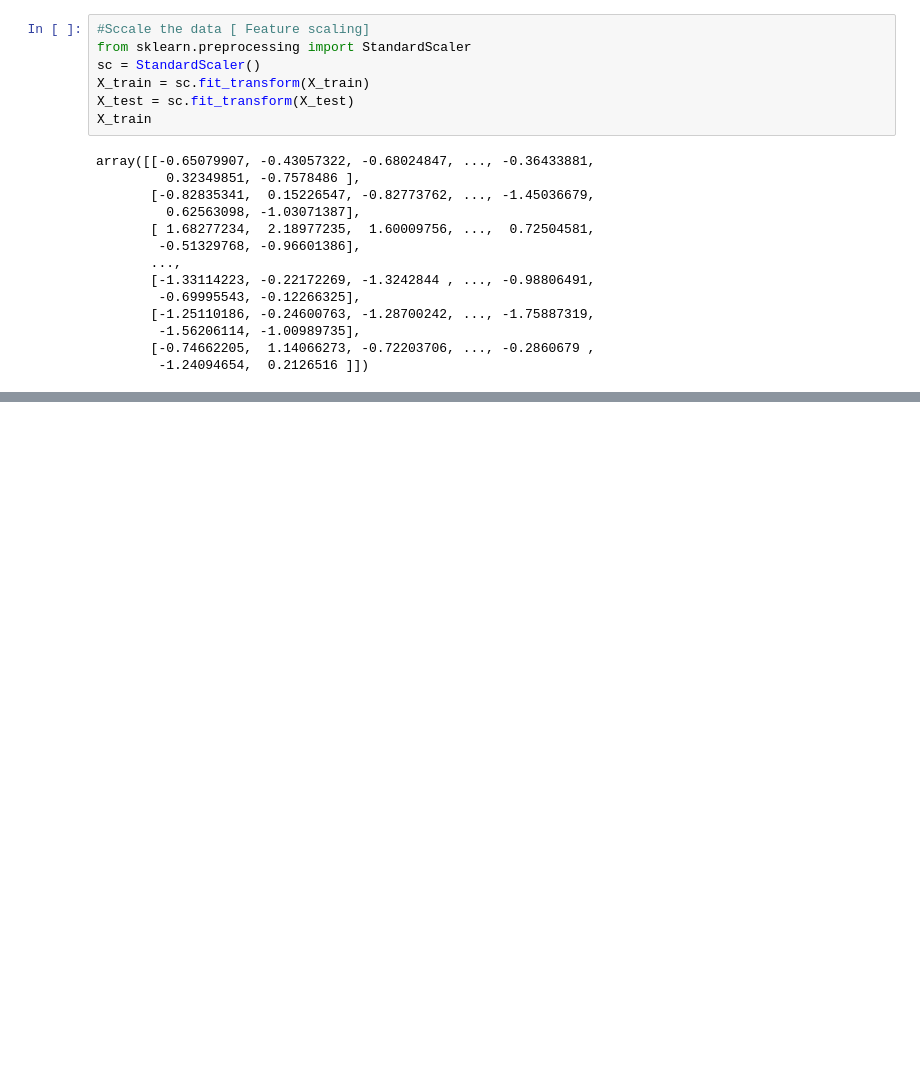
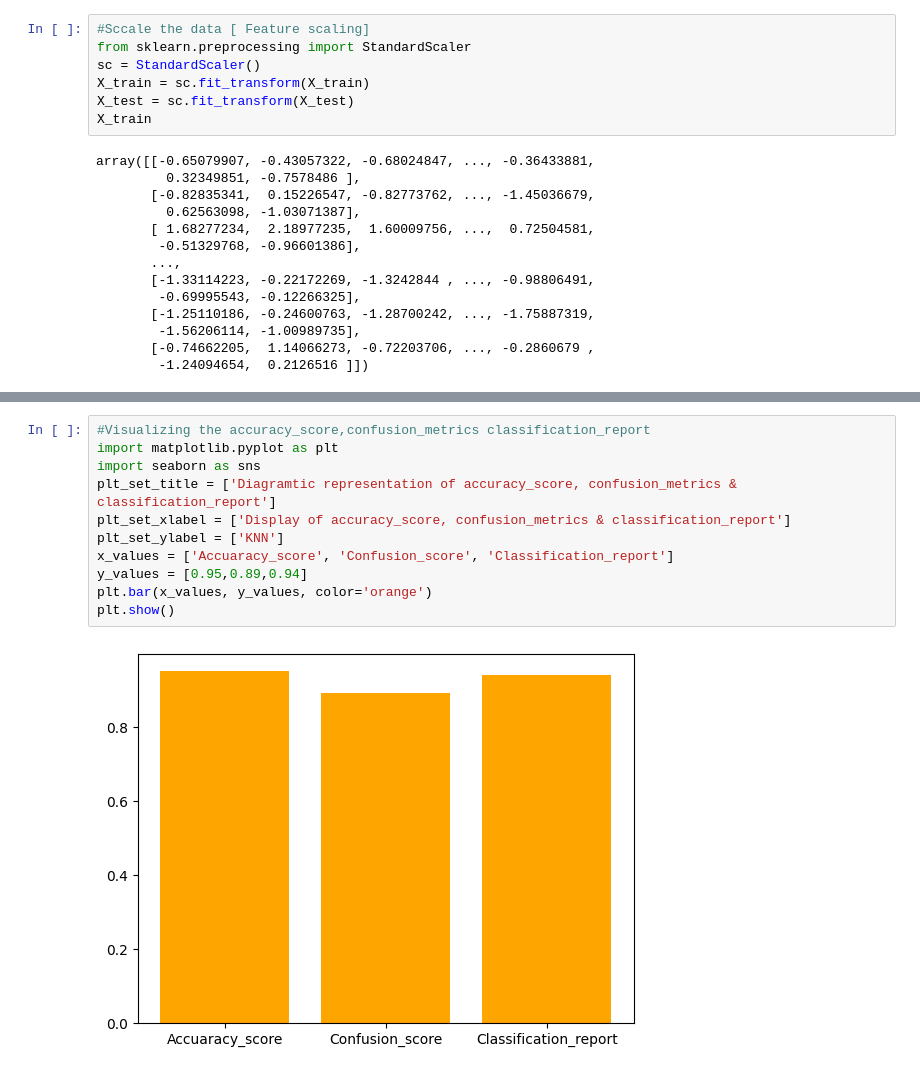
Before and after one commit to Shamiso-Tirivanhu/Breast-Cancer-Detection-Using-Python-Machine-learning-, a Jupyter notebook: Breast_Cancer_Detection_Using_Python_&_Machine_Learning.ipynb, the cells around one changed output, grey strips where cells are left out. Drawn from its saved outputs; the diff is of its cells as text; blank space fills up the shorter version.

```diff
--- a/Breast_Cancer_Detection_Using_Python_&_Machine_Learning.ipynb
+++ b/Breast_Cancer_Detection_Using_Python_&_Machine_Learning.ipynb
@@ -222,0 +318,13 @@ NameError: name 'log' is not defined
+# %%
+#Visualizing the accuracy_score,confusion_metrics classification_report
+import matplotlib.pyplot as plt
+import seaborn as sns
+plt_set_title = ['Diagramtic representation of accuracy_score, confusion_metrics & classification_report']
+plt_set_xlabel = ['Display of accuracy_score, confusion_metrics & classification_report']
+plt_set_ylabel = ['KNN']
+x_values = ['Accuaracy_score', 'Confusion_score', 'Classification_report']
+y_values = [0.95,0.89,0.94]
+plt.bar(x_values, y_values, color='orange')
+plt.show()
+# %% [output]
+[figure, added]
```
Also changed, not shown: parts of 38 cells of this notebook.
